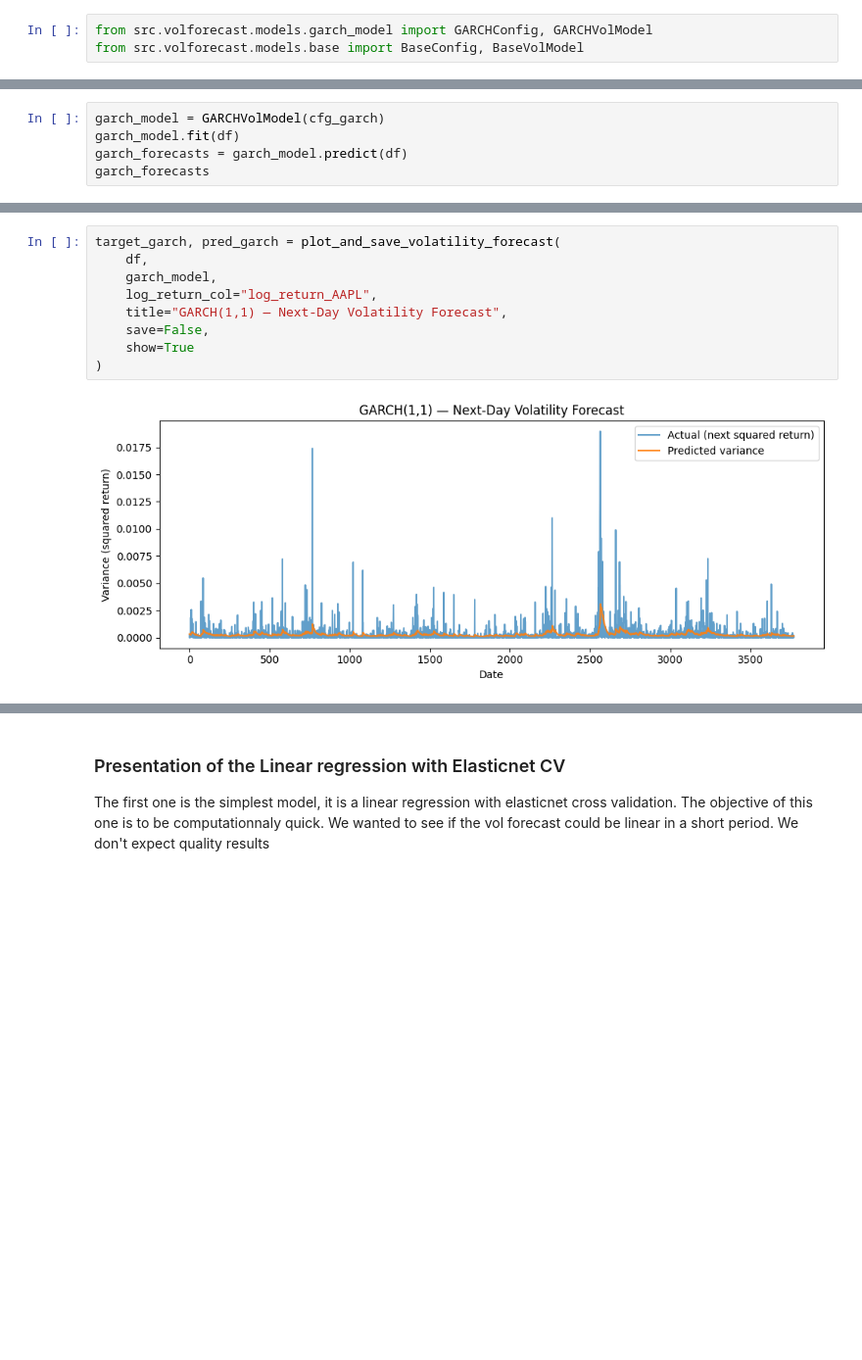
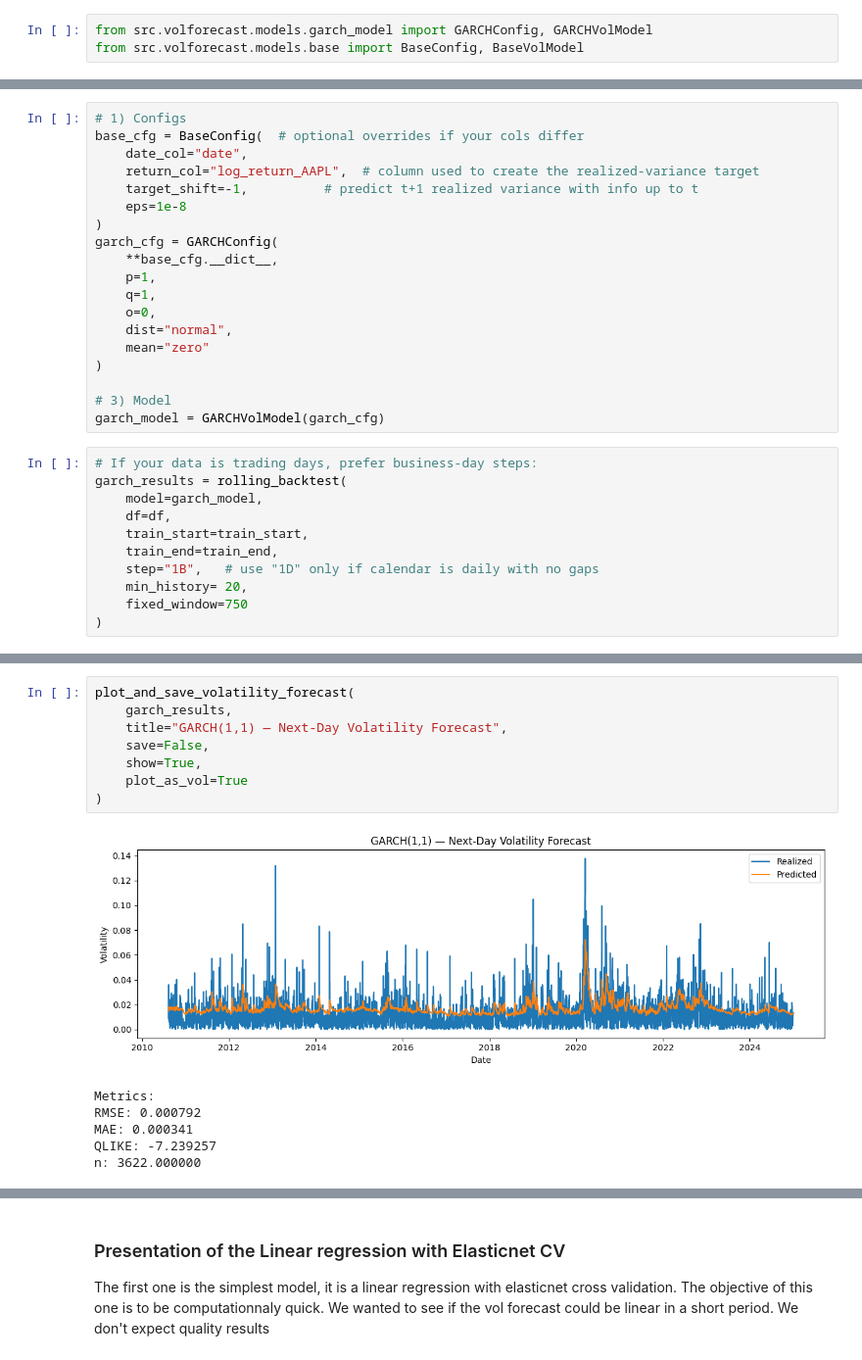
Before and after one commit to victorcamps70/volatility-forecast, a Jupyter notebook: notebooks/01_presentation_of_results.ipynb, the cells around one changed output, grey strips where cells are left out. Shown at 98% size. Cells and saved outputs as stored; diff of their text form; blank space fills up the shorter version.

Commit message:
some changes on the structure, the readme, creation of the run_all file and generalized presentation of all models normalized

```diff
--- a/notebooks/01_presentation_of_results.ipynb
+++ b/notebooks/01_presentation_of_results.ipynb
@@ -102,5 +93,0 @@ cfg_garch = GARCHConfig(
-# %%
-garch_model = GARCHVolModel(cfg_garch)
-garch_model.fit(df)
-garch_forecasts = garch_model.predict(df)
-garch_forecasts
@@ -141,0 +94,30 @@ n       : 3772
+# %%
+# 1) Configs
+base_cfg = BaseConfig(  # optional overrides if your cols differ
+    date_col="date",
+    return_col="log_return_AAPL",  # column used to create the realized-variance target
+    target_shift=-1,          # predict t+1 realized variance with info up to t
+    eps=1e-8
+)
+garch_cfg = GARCHConfig(
+    **base_cfg.__dict__,
+    p=1,
+    q=1,
+    o=0,
+    dist="normal",
+    mean="zero"
+)
+
+# 3) Model
+garch_model = GARCHVolModel(garch_cfg)
+# %%
+# If your data is trading days, prefer business-day steps:
+garch_results = rolling_backtest(
+    model=garch_model,
+    df=df,
+    train_start=train_start,
+    train_end=train_end,
+    step="1B",   # use "1D" only if calendar is daily with no gaps
+    min_history= 20,
+    fixed_window=750
+)
@@ -142,11 +162,15 @@ n       : 3772
 # %%
-target_garch, pred_garch = plot_and_save_volatility_forecast(
-    df,
-    garch_model,
-    log_return_col="log_return_AAPL",
+plot_and_save_volatility_forecast(
+    garch_results,
     title="GARCH(1,1) — Next-Day Volatility Forecast",
     save=False,
-    show=True
+    show=True,
+    plot_as_vol=True
 )
 # %% [output]
-[figure, old version]
+[figure, new version]
+Metrics:
+RMSE: 0.000792
+MAE: 0.000341
+QLIKE: -7.239257
+n: 3622.000000
```
Also changed, not shown: parts of 27 cells of this notebook, 12 other files.
